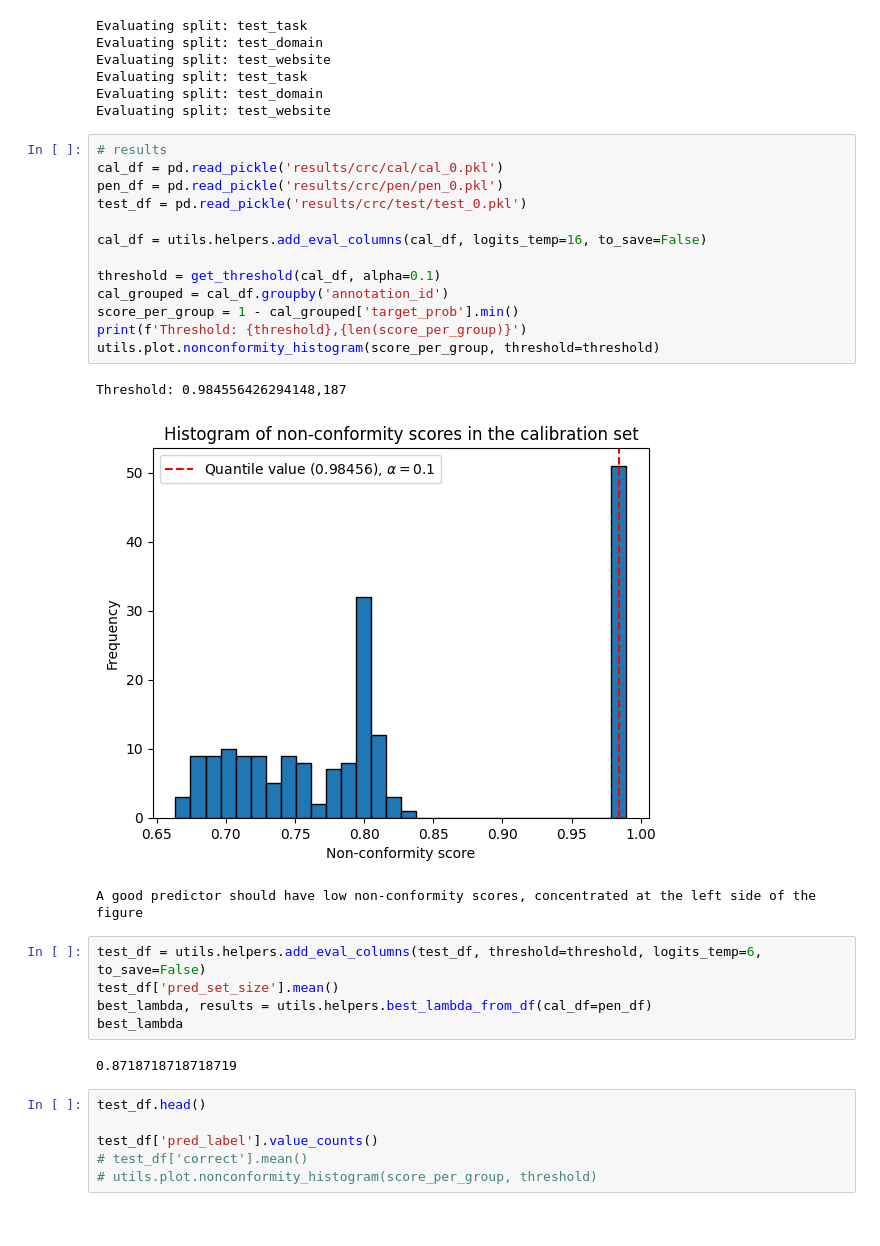
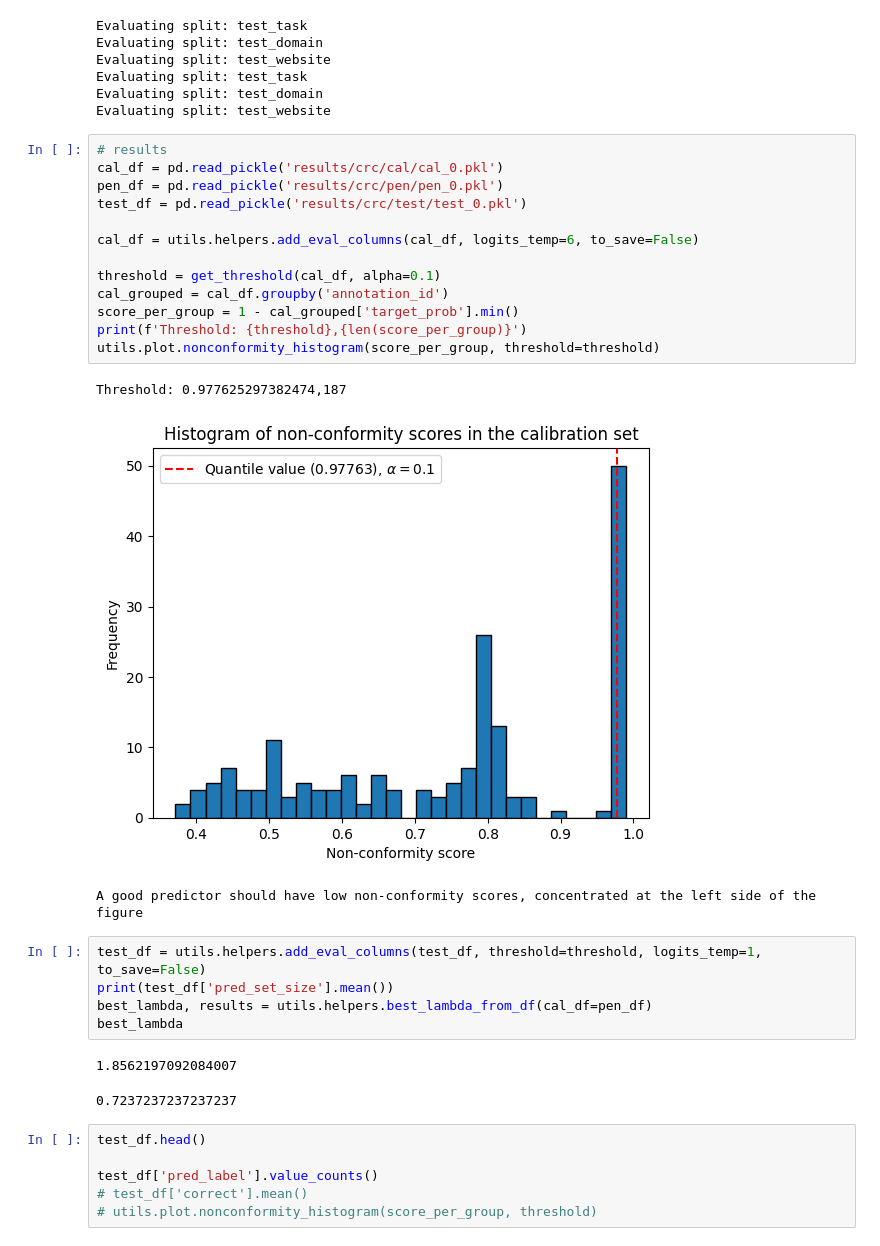
Before and after one commit to amitxy/Robots-That-Ask-For-Help-Over-The-Horizon, a Jupyter notebook: risk.ipynb, the cells around one changed output. Cells and saved outputs as stored; diff of their text form.

```diff
--- a/risk.ipynb
+++ b/risk.ipynb
@@ -195,27 +195,28 @@ Evaluating split: test_website
 # %%
 # results
 cal_df = pd.read_pickle('results/crc/cal/cal_0.pkl')
 pen_df = pd.read_pickle('results/crc/pen/pen_0.pkl')
 test_df = pd.read_pickle('results/crc/test/test_0.pkl')
 
-cal_df = utils.helpers.add_eval_columns(cal_df, logits_temp=16, to_save=False)
+cal_df = utils.helpers.add_eval_columns(cal_df, logits_temp=6, to_save=False)
 
 threshold = get_threshold(cal_df, alpha=0.1)
 cal_grouped = cal_df.groupby('annotation_id')
 score_per_group = 1 - cal_grouped['target_prob'].min()
 print(f'Threshold: {threshold},{len(score_per_group)}')
 utils.plot.nonconformity_histogram(score_per_group, threshold=threshold)
 # %% [output]
-Threshold: 0.984556426294148,187
+Threshold: 0.977625297382474,187
-[figure, old version]
+[figure, new version]
 A good predictor should have low non-conformity scores, concentrated at the left side of the figure
 # %%
-test_df = utils.helpers.add_eval_columns(test_df, threshold=threshold, logits_temp=6, to_save=False)
-test_df['pred_set_size'].mean()
+test_df = utils.helpers.add_eval_columns(test_df, threshold=threshold, logits_temp=1, to_save=False)
+print(test_df['pred_set_size'].mean())
 best_lambda, results = utils.helpers.best_lambda_from_df(cal_df=pen_df)
 best_lambda
 # %% [output]
-0.8718718718718719
+1.8562197092084007
+0.7237237237237237
 # %%
 test_df.head()
 
```
Also changed, not shown: parts of 1 cell of this notebook, 1 other file.
